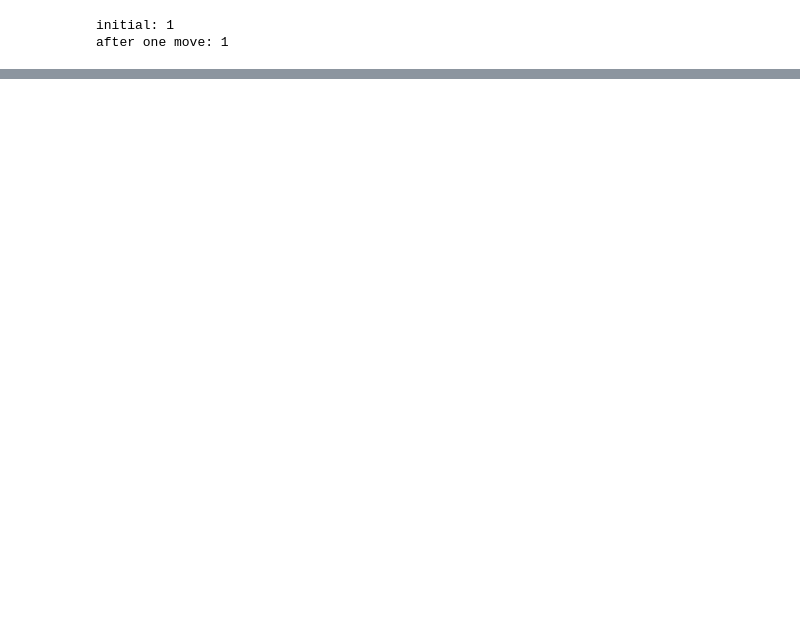
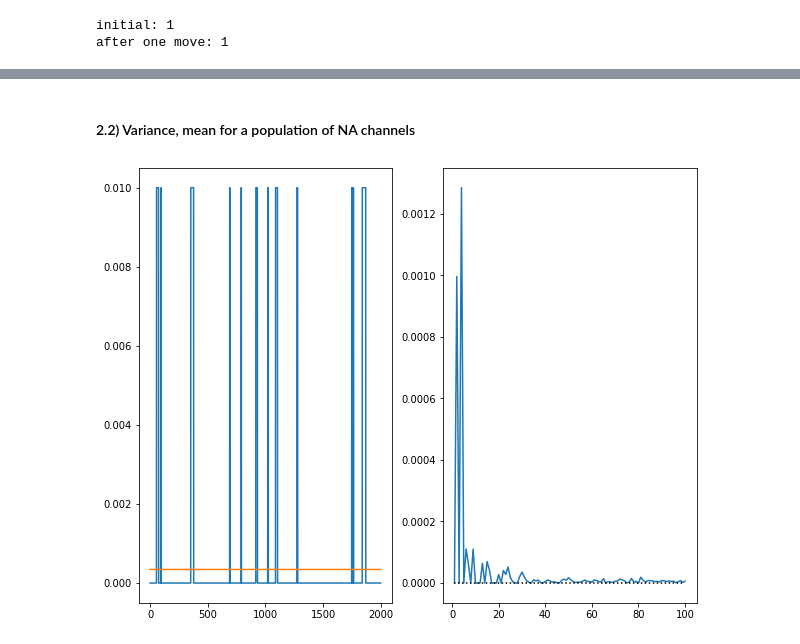
Before and after one commit to ahmedtarek-/MNS_CP_2022, a Jupyter notebook: stochastic_channel/Stochastic.ipynb, the cells around one changed output, grey strips where cells are left out. Saved outputs shown, nothing was run; the diff lists cells and outputs as text; code cells hidden in the pictures; blank space fills up the shorter version.

```diff
--- a/stochastic_channel/Stochastic.ipynb
+++ b/stochastic_channel/Stochastic.ipynb
@@ -161 +476,69 @@ plt.show()
+# %% [markdown]
+#### 2.2) Variance, mean for a population of NA channels
+# %%
+def alpha_m(voltage):
+  alpha = (0.1* (voltage +  40)) / (1 - np.exp(-0.1 * (voltage + 40) ))
+  # print("Alpha: {}".format(alpha))
+  return alpha
+
+def beta_m(voltage):
+  beta = 4 * np.exp(-0.0556 * (voltage + 65) )
+  # print("Beta: {}".format(beta))
+  return beta
+
+def alpha_h(voltage):
+  alpha = 0.07*np.exp(-0.05 * (voltage + 65))
+  # print("Alpha: {}".format(alpha))
+  return alpha
+
+def beta_h(voltage):
+  beta = 1 / (1 + np.exp(-0.1 * (voltage + 35) ))
+  # print("Beta: {}".format(beta))
+  return beta
+
+def m_inf(voltage):
+  m_inf = alpha_m(voltage) / (alpha_m(voltage) + beta_m(voltage))
+  return m_inf
+
+def tao_m(voltage):
+  return 1 / (alpha_m(voltage) + beta_m(voltage))
+
+def h_inf(voltage):
+  h_inf = alpha_h(voltage) / (alpha_h(voltage) + beta_h(voltage))
+  return h_inf
+
+def tao_h(voltage):
+  return 1 / (alpha_h(voltage) + beta_h(voltage))
+
+voltage = -60
+delta_t = 0.01
+
+na_population = [StochasticNAChannel(initial_state=1) for x in range(100)]
+stochastic_pop = StochasticPopulation(na_population=na_population, initial_voltage=voltage, delta_t=delta_t)
+avgs_100 = stochastic_pop.go_stochastic(t_max=20)[1]
+
+ns = np.arange(1,101, 1)
+variances = []
+for n in ns:
+  outputs = []
+  na_population = [StochasticNAChannel(initial_state=1) for x in range(n)]
+  stochastic_pop = StochasticPopulation(na_population=na_population, initial_voltage=voltage, delta_t=delta_t)
+  avgs = stochastic_pop.go_stochastic(t_max=20)[1]
+  variances.append(np.var(avgs[1000:]))
+
+mh_inf_line = [m_inf(voltage)**3*h_inf(voltage) for x in range(len(avgs))]
+expected_varaince = [variances[0]/N for N in range(100)]
+
+# Plotting
+figure(figsize=(10,8))
+plt.subplot(1,2,1)
+plt.plot(avgs)
+plt.plot(mh_inf_line)
+
+plt.subplot(1,2,2)
+plt.plot(ns, variances)
+plt.plot(range(100), expected_varaince, ls=":", c="k")
+plt.show()
+# %% [output]
+[figure, added]
 # %%
```
Also changed, not shown: parts of 14 cells of this notebook.
